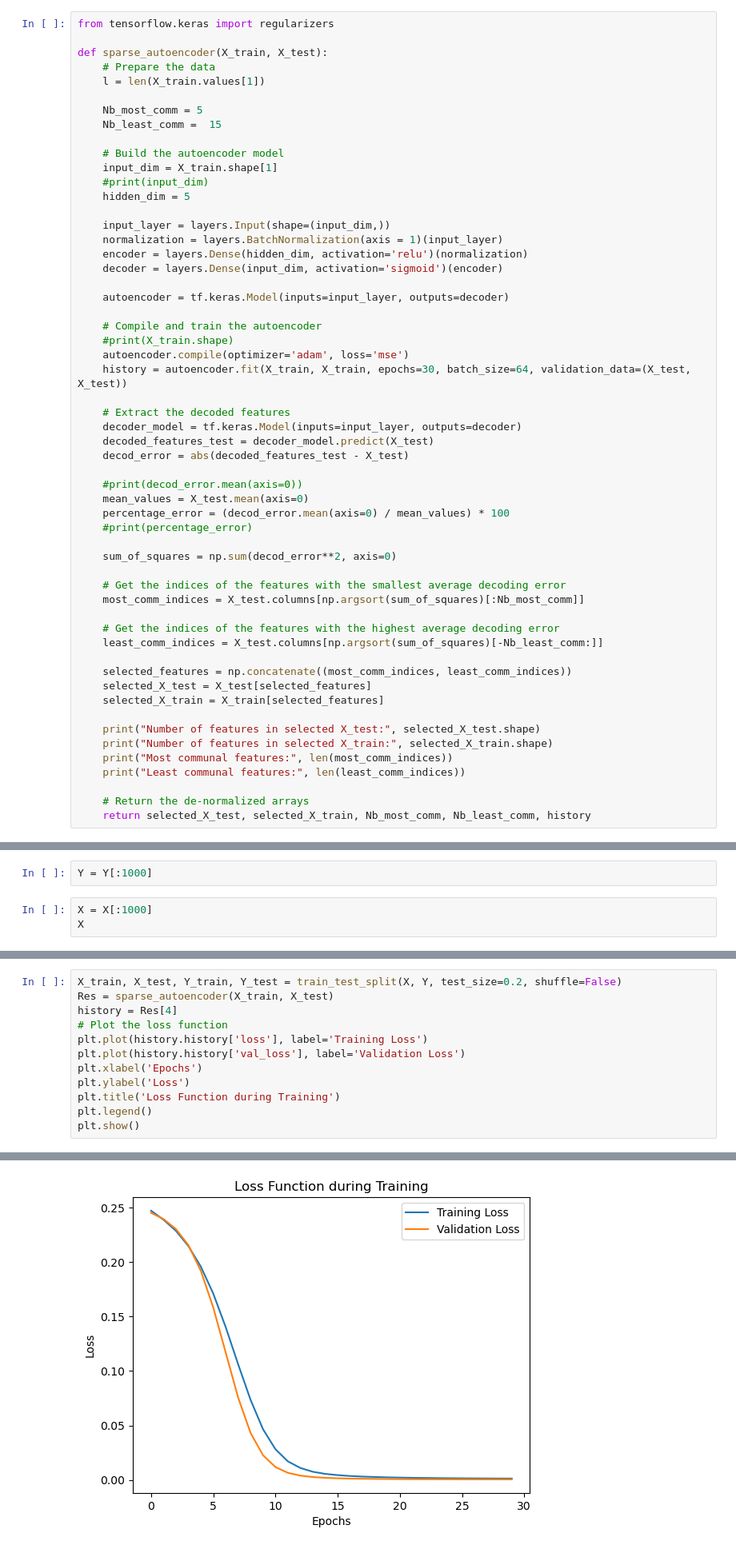
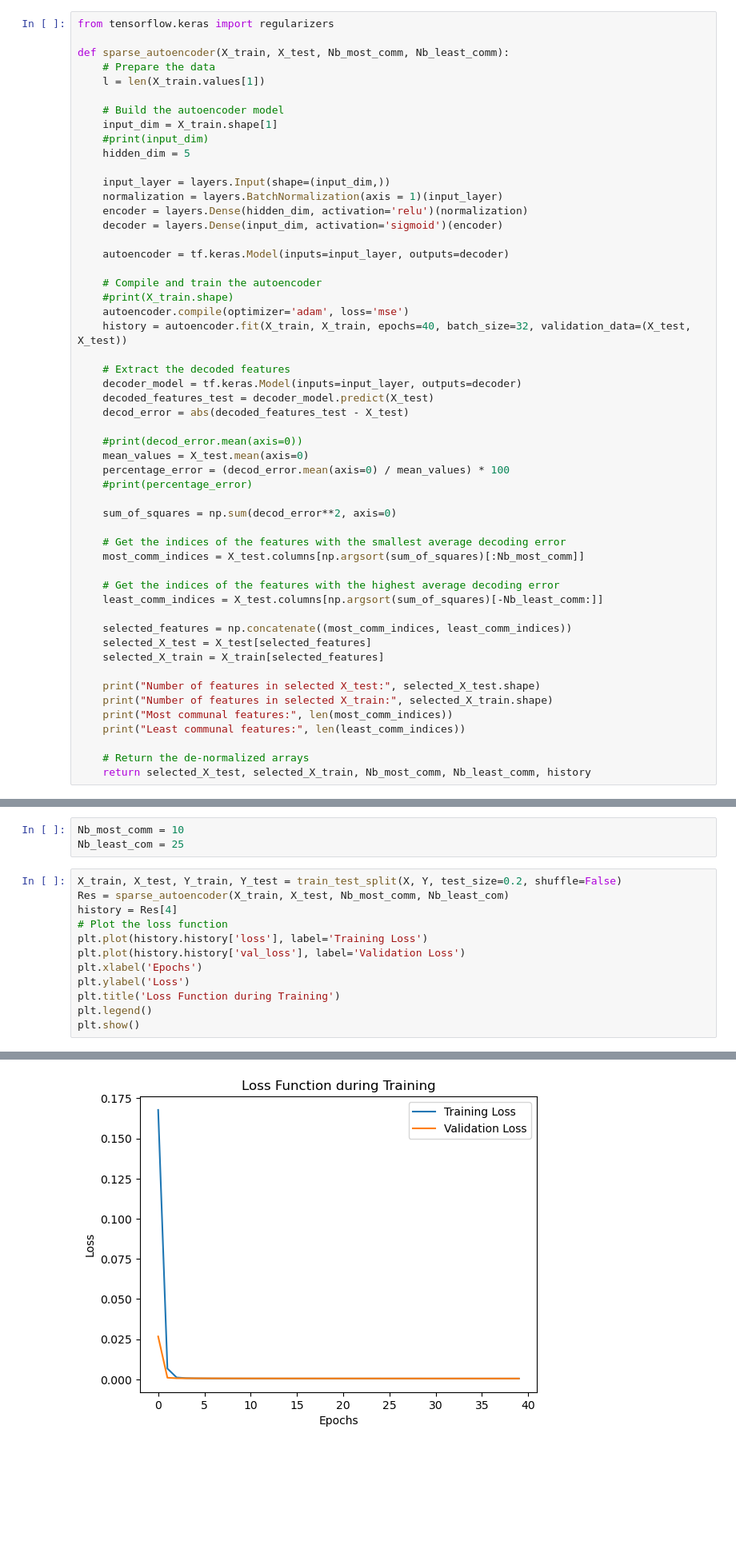
Before and after one commit to alexander-schaller/financial-machine-learning-projects-group2, a Jupyter notebook: Autoencoder.ipynb, the cells around one changed output, grey strips where cells are left out. Shown: that part at 80% size. Cells and saved outputs as stored; diff of their text form; blank space fills up the shorter version.

```diff
--- a/Autoencoder.ipynb
+++ b/Autoencoder.ipynb
@@ -171,12 +169,9 @@ def autoencoder_cross_val(X, Y):
 # %%
 from tensorflow.keras import regularizers
 
-def sparse_autoencoder(X_train, X_test):
+def sparse_autoencoder(X_train, X_test, Nb_most_comm, Nb_least_comm):
     # Prepare the data
     l = len(X_train.values[1])
-
-    Nb_most_comm = 5
-    Nb_least_comm =  15
 
     # Build the autoencoder model
     input_dim = X_train.shape[1]
@@ -193,7 +188,7 @@ def sparse_autoencoder(X_train, X_test):
     # Compile and train the autoencoder
     #print(X_train.shape)
     autoencoder.compile(optimizer='adam', loss='mse')
-    history = autoencoder.fit(X_train, X_train, epochs=30, batch_size=64, validation_data=(X_test, X_test))
+    history = autoencoder.fit(X_train, X_train, epochs=40, batch_size=32, validation_data=(X_test, X_test))
 
     # Extract the decoded features
     decoder_model = tf.keras.Model(inputs=input_layer, outputs=decoder)
@@ -256,8 +251,3 @@ print(Y.shape)
 # %% [output]
 (5621, 100)
 (5621,)
-# %%
-Y = Y[:1000]
-# %%
-X = X[:1000]
-X
@@ -278,6 +254,9 @@ X
+# %%
+Nb_most_comm = 10
+Nb_least_com = 25
 # %%
 X_train, X_test, Y_train, Y_test = train_test_split(X, Y, test_size=0.2, shuffle=False)
-Res = sparse_autoencoder(X_train, X_test)
+Res = sparse_autoencoder(X_train, X_test, Nb_most_comm, Nb_least_com)
 history = Res[4]
 # Plot the loss function
 plt.plot(history.history['loss'], label='Training Loss')
@@ -308,4 +287,4 @@ Least communal features: 15
-[figure, old version]
+[figure, new version]
 # %%
 X
 # %% [output]
```
Also changed, not shown: parts of 16 cells of this notebook, 1 other file.
